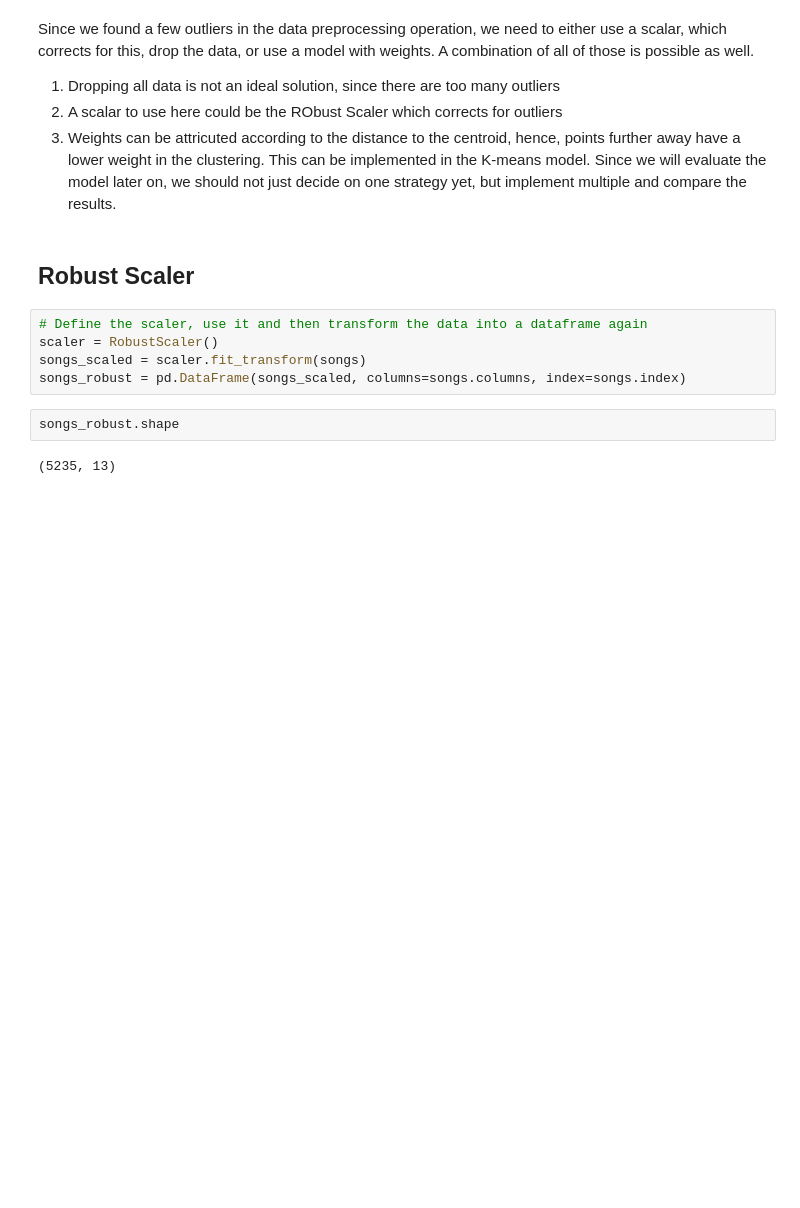
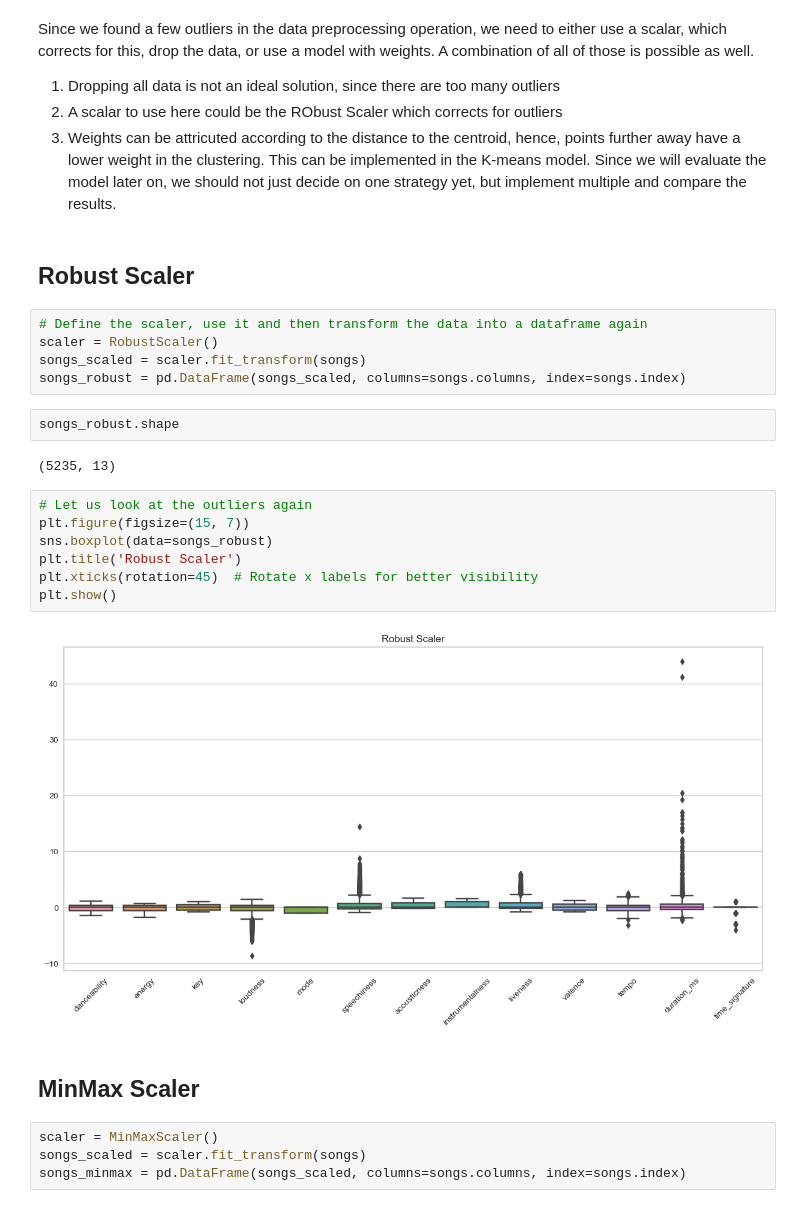
Before and after one commit to MerleSt/SpotifyPlaylistMoosic, a Jupyter notebook: Notebooks/Cluster_Analysis.ipynb, the cells around one changed output. Drawn from its saved outputs; the diff is of its cells as text; blank space fills up the shorter version.

```diff
--- a/Notebooks/Cluster_Analysis.ipynb
+++ b/Notebooks/Cluster_Analysis.ipynb
@@ -37,3 +38,18 @@ songs_robust = pd.DataFrame(songs_scaled, columns=songs.columns, index=songs.ind
 songs_robust.shape
 # %% [output]
 (5235, 13)
+# %%
+# Let us look at the outliers again
+plt.figure(figsize=(15, 7))
+sns.boxplot(data=songs_robust)
+plt.title('Robust Scaler')
+plt.xticks(rotation=45)  # Rotate x labels for better visibility
+plt.show()
+# %% [output]
+[figure, added]
+# %% [markdown]
+## MinMax Scaler
+# %%
+scaler = MinMaxScaler()
+songs_scaled = scaler.fit_transform(songs)
+songs_minmax = pd.DataFrame(songs_scaled, columns=songs.columns, index=songs.index)
```
Also changed, not shown: parts of 52 cells of this notebook, 1 other file.
